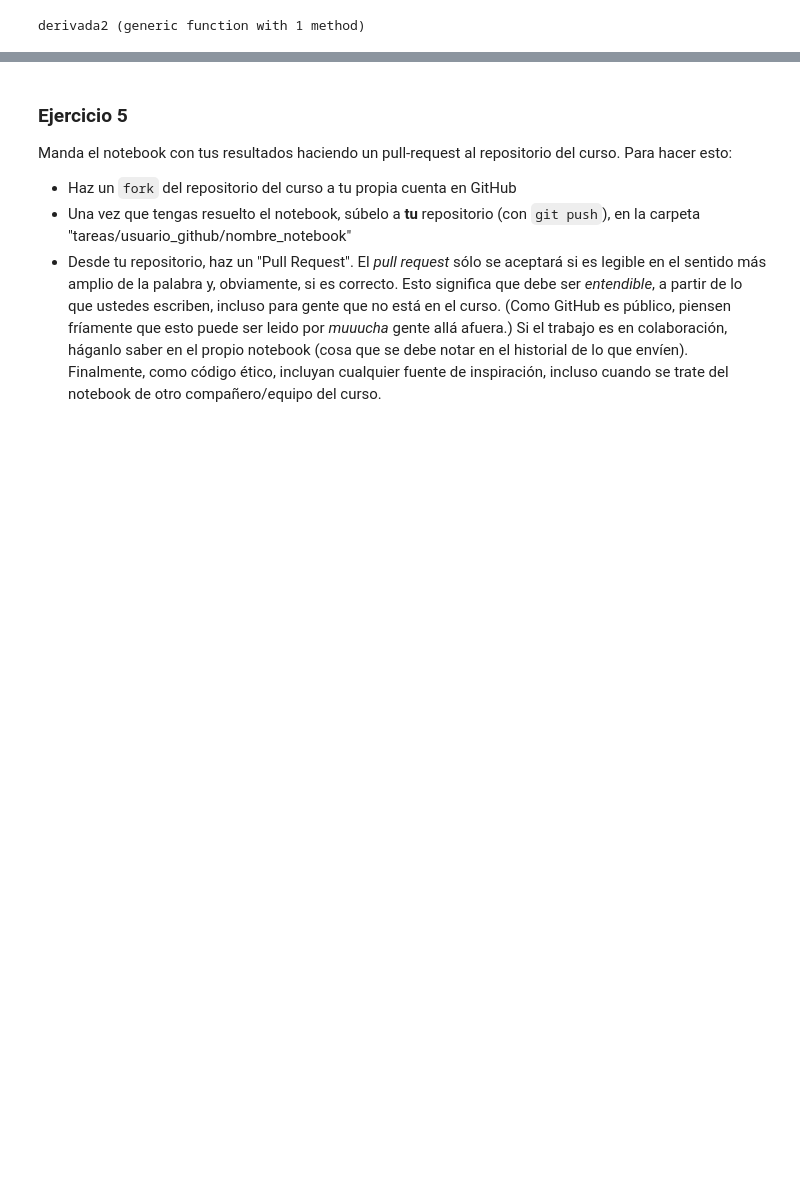
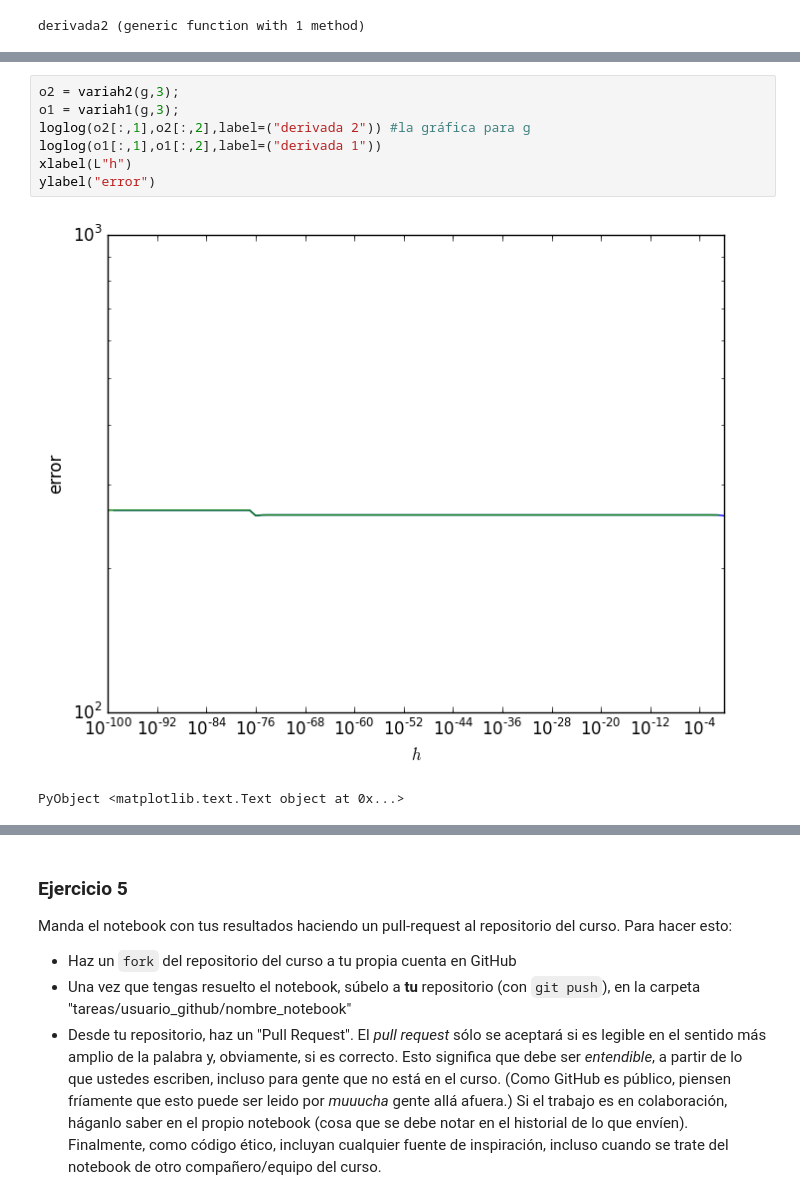
Before and after one commit to lbenet/2016-1_TemasSelectosFisComp, a Jupyter notebook: tareas/Ceboc/1-EjerciciosJulia.ipynb, the cells around one changed output, grey strips where cells are left out. Cells and saved outputs as stored; diff of their text form; blank space fills up the shorter version.

```diff
--- a/tareas/Ceboc/1-EjerciciosJulia.ipynb
+++ b/tareas/Ceboc/1-EjerciciosJulia.ipynb
@@ -197,0 +250,10 @@ PyObject <matplotlib.text.Text object at 0x...>
+# %%
+o2 = variah2(g,3);
+o1 = variah1(g,3);
+loglog(o2[:,1],o2[:,2],label=("derivada 2")) #la gráfica para g
+loglog(o1[:,1],o1[:,2],label=("derivada 1"))
+xlabel(L"h")
+ylabel("error")
+# %% [output]
+[figure, added]
+PyObject <matplotlib.text.Text object at 0x...>
```
Also changed, not shown: parts of 36 cells of this notebook.
